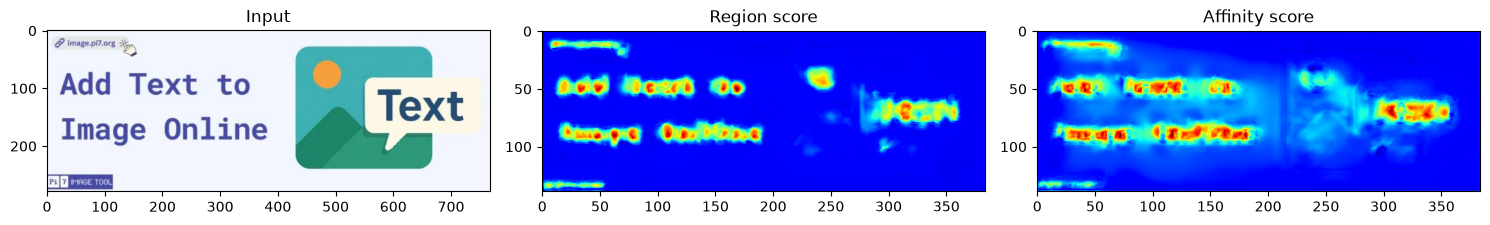
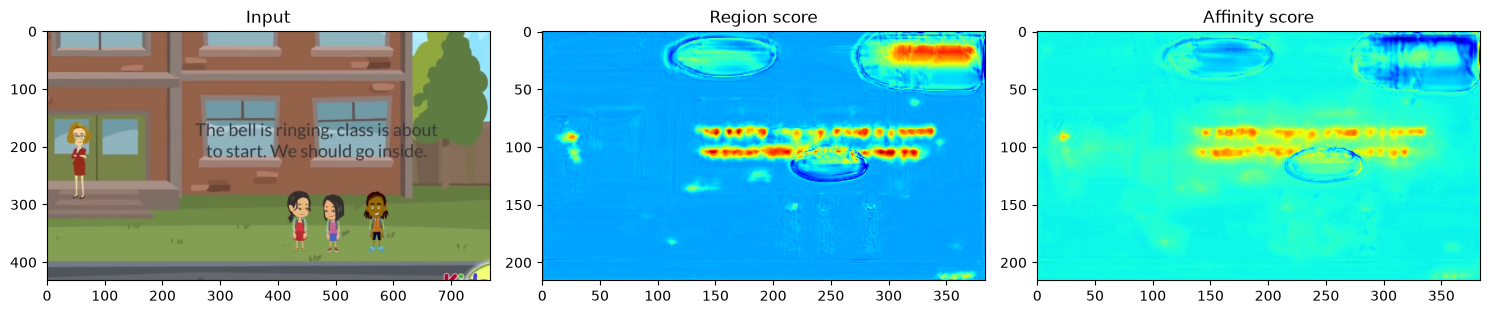
Code edit (unified diff) that turned the first committed figure into the second:
--- before
+++ after
@@ -3,13 +3,14 @@
 
 with torch.no_grad():
-    out = model(img_tensor)             # (1, H/2, W/2, 2)
+    out = model(img_tensor)             
 
-region   = out[0, :, :, 0].cpu().numpy()   # character score
-affinity = out[0, :, :, 1].cpu().numpy()   # affinity score
+region   = out[0, :, :, 0].cpu().numpy()  
+affinity = out[0, :, :, 1].cpu().numpy()
 
 print(region.shape, affinity.shape, orig.shape)
 
 fig, axes = plt.subplots(1, 3, figsize=(15, 5))
-axes[0].imshow(orig);            axes[0].set_title("Input")
+axes[0].imshow(orig)
+axes[0].set_title("Input")
 axes[1].imshow(region,   cmap="jet"); axes[1].set_title("Region score")
 axes[2].imshow(affinity, cmap="jet"); axes[2].set_title("Affinity score")
@@ -19,5 +20,4 @@
 pred_boxes = get_word_boxes(region, affinity, region_thresh=0.8, affinity_thresh=0.5)
 
-# Scale boxes from heatmap space back to original image space
 h, w = orig.shape[:2]
 hm_h, hm_w = region.shape

Commit: edit CRAFT files